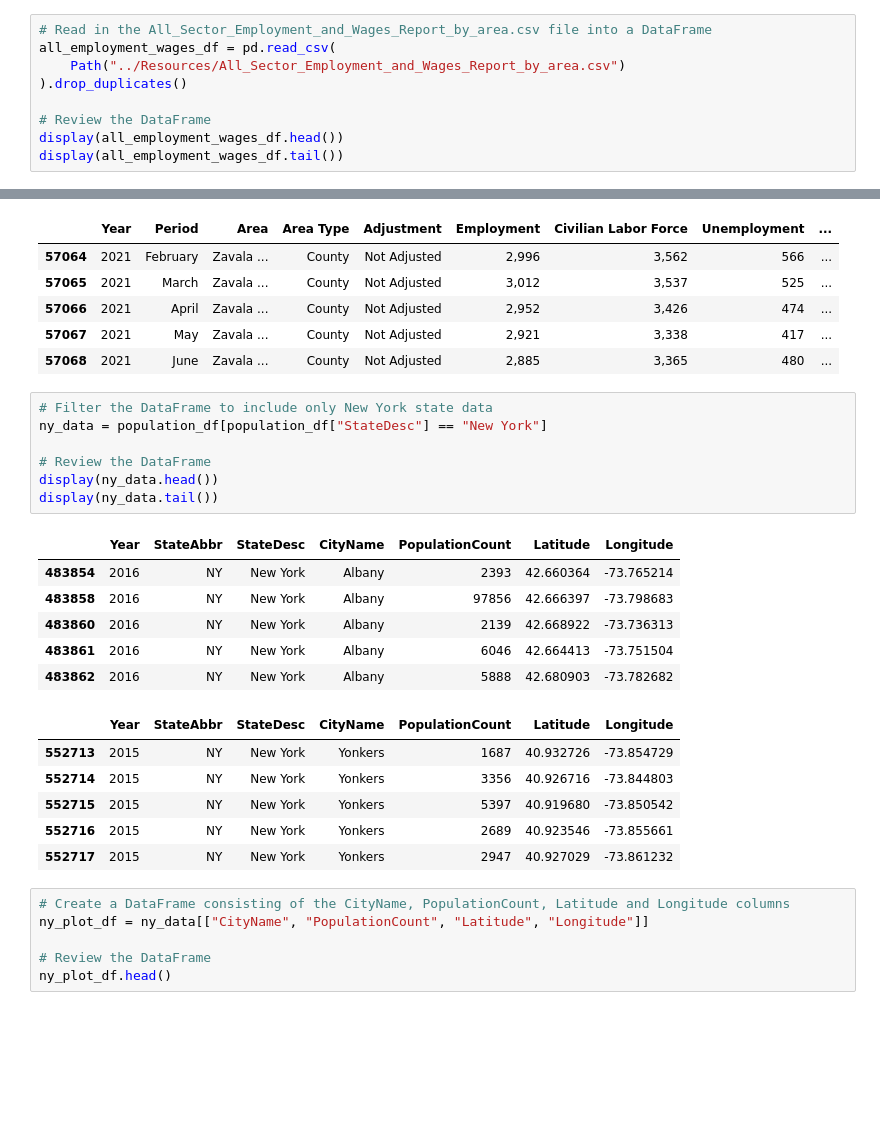
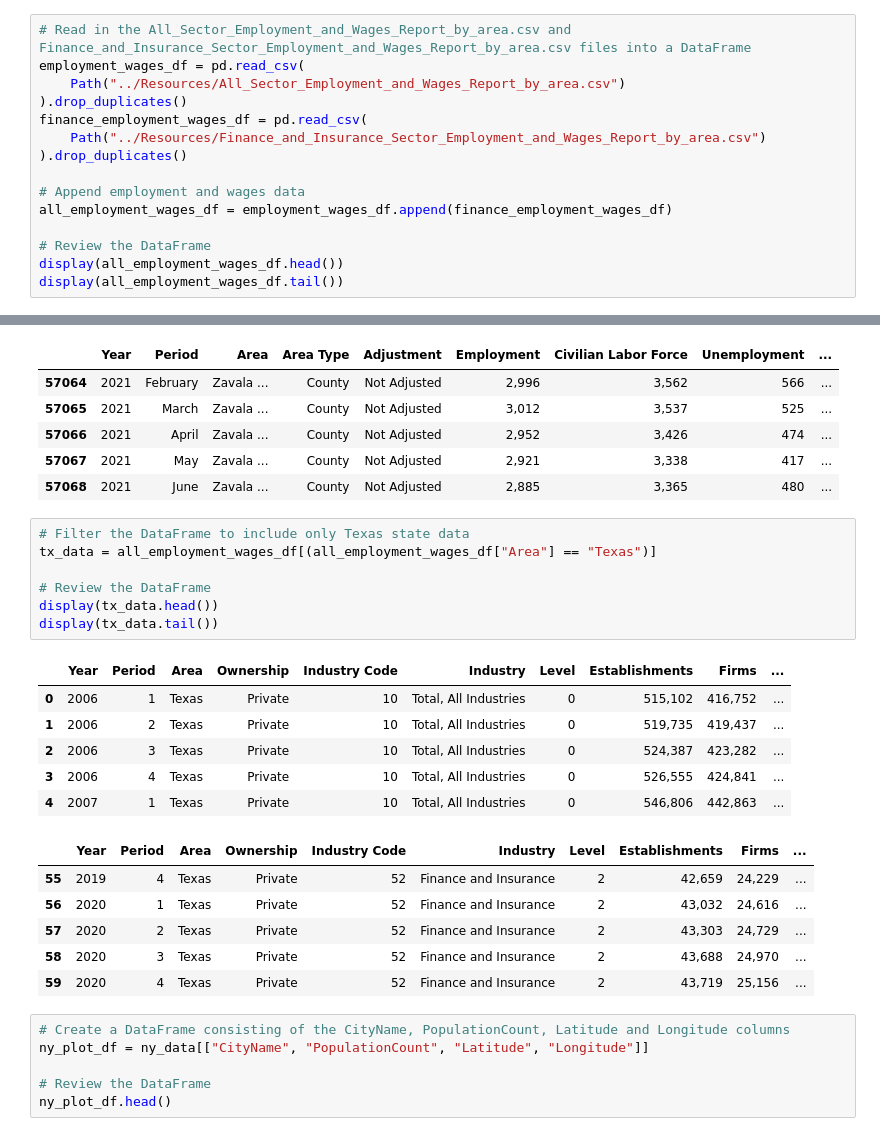
Before and after one commit to JuneB2021/Project1, a Jupyter notebook: Analytics File/unemployment_jb.ipynb, the cells around one changed output, grey strips where cells are left out. Drawn from its saved outputs; the diff is of its cells as text; blank space fills up the shorter version.

Commit message:
Add files via upload
combine employment and wages files

```diff
--- a/Analytics File/unemployment_jb.ipynb
+++ b/Analytics File/unemployment_jb.ipynb
@@ -26,10 +26,16 @@ px.set_mapbox_access_token(mapbox_api_access_token)
 # %% [markdown]
 ### Prepare the DataFrame
 # %%
-# Read in the All_Sector_Employment_and_Wages_Report_by_area.csv file into a DataFrame
-all_employment_wages_df = pd.read_csv(
+# Read in the All_Sector_Employment_and_Wages_Report_by_area.csv and Finance_and_Insurance_Sector_Employment_and_Wages_Report_by_area.csv files into a DataFrame
+employment_wages_df = pd.read_csv(
     Path("../Resources/All_Sector_Employment_and_Wages_Report_by_area.csv")
 ).drop_duplicates()
+finance_employment_wages_df = pd.read_csv(
+    Path("../Resources/Finance_and_Insurance_Sector_Employment_and_Wages_Report_by_area.csv")
+).drop_duplicates()
+
+# Append employment and wages data
+all_employment_wages_df = employment_wages_df.append(finance_employment_wages_df)
 
 # Review the DataFrame
 display(all_employment_wages_df.head())
@@ -114,25 +98,25 @@ display(unemployment_Rate_df.tail())
 | 57067 | 2021 | May | Zavala ... | County | Not Adjusted | 2,921 | 3,338 | 417 | ... |
 | 57068 | 2021 | June | Zavala ... | County | Not Adjusted | 2,885 | 3,365 | 480 | ... |
 # %%
-# Filter the DataFrame to include only New York state data
-ny_data = population_df[population_df["StateDesc"] == "New York"]
+# Filter the DataFrame to include only Texas state data
+tx_data = all_employment_wages_df[(all_employment_wages_df["Area"] == "Texas")]
 
 # Review the DataFrame
-display(ny_data.head())
-display(ny_data.tail())
+display(tx_data.head())
+display(tx_data.tail())
 # %% [output]
-|  | Year | StateAbbr | StateDesc | CityName | PopulationCount | Latitude | Longitude |
-| 483854 | 2016 | NY | New York | Albany | 2393 | 42.660364 | -73.765214 |
-| 483858 | 2016 | NY | New York | Albany | 97856 | 42.666397 | -73.798683 |
-| 483860 | 2016 | NY | New York | Albany | 2139 | 42.668922 | -73.736313 |
-| 483861 | 2016 | NY | New York | Albany | 6046 | 42.664413 | -73.751504 |
-| 483862 | 2016 | NY | New York | Albany | 5888 | 42.680903 | -73.782682 |
+|  | Year | Period | Area | Ownership | Industry Code | Industry | Level | Establishments | Firms | ... |
+| 0 | 2006 | 1 | Texas | Private | 10 | Total, All Industries | 0 | 515,102 | 416,752 | ... |
+| 1 | 2006 | 2 | Texas | Private | 10 | Total, All Industries | 0 | 519,735 | 419,437 | ... |
+| 2 | 2006 | 3 | Texas | Private | 10 | Total, All Industries | 0 | 524,387 | 423,282 | ... |
+| 3 | 2006 | 4 | Texas | Private | 10 | Total, All Industries | 0 | 526,555 | 424,841 | ... |
+| 4 | 2007 | 1 | Texas | Private | 10 | Total, All Industries | 0 | 546,806 | 442,863 | ... |
-|  | Year | StateAbbr | StateDesc | CityName | PopulationCount | Latitude | Longitude |
-| 552713 | 2015 | NY | New York | Yonkers | 1687 | 40.932726 | -73.854729 |
-| 552714 | 2015 | NY | New York | Yonkers | 3356 | 40.926716 | -73.844803 |
-| 552715 | 2015 | NY | New York | Yonkers | 5397 | 40.919680 | -73.850542 |
-| 552716 | 2015 | NY | New York | Yonkers | 2689 | 40.923546 | -73.855661 |
-| 552717 | 2015 | NY | New York | Yonkers | 2947 | 40.927029 | -73.861232 |
+|  | Year | Period | Area | Ownership | Industry Code | Industry | Level | Establishments | Firms | ... |
+| 55 | 2019 | 4 | Texas | Private | 52 | Finance and Insurance | 2 | 42,659 | 24,229 | ... |
+| 56 | 2020 | 1 | Texas | Private | 52 | Finance and Insurance | 2 | 43,032 | 24,616 | ... |
+| 57 | 2020 | 2 | Texas | Private | 52 | Finance and Insurance | 2 | 43,303 | 24,729 | ... |
+| 58 | 2020 | 3 | Texas | Private | 52 | Finance and Insurance | 2 | 43,688 | 24,970 | ... |
+| 59 | 2020 | 4 | Texas | Private | 52 | Finance and Insurance | 2 | 43,719 | 25,156 | ... |
 # %%
 # Create a DataFrame consisting of the CityName, PopulationCount, Latitude and Longitude columns
 ny_plot_df = ny_data[["CityName", "PopulationCount", "Latitude", "Longitude"]]
```
Also changed, not shown: parts of 2 cells of this notebook.
